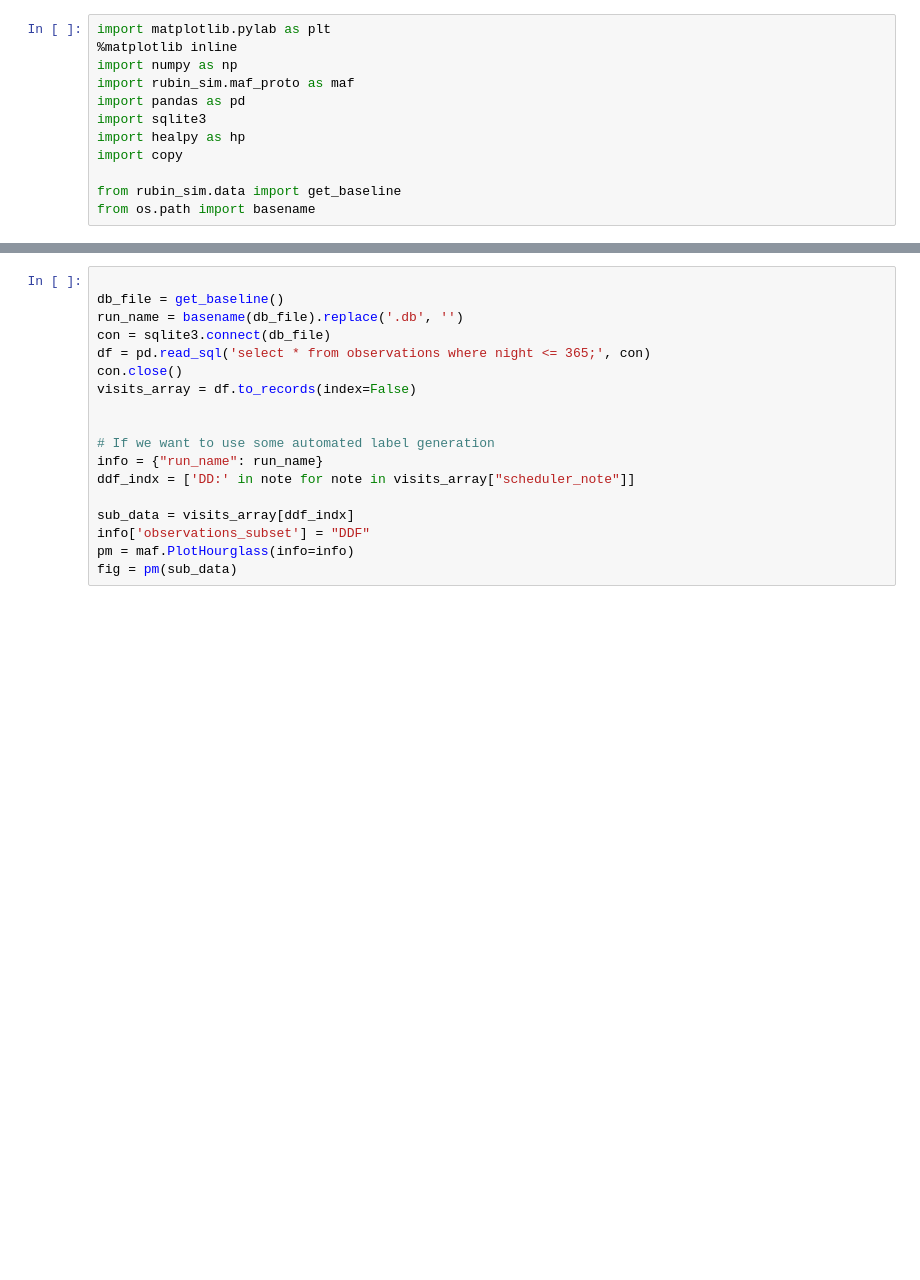
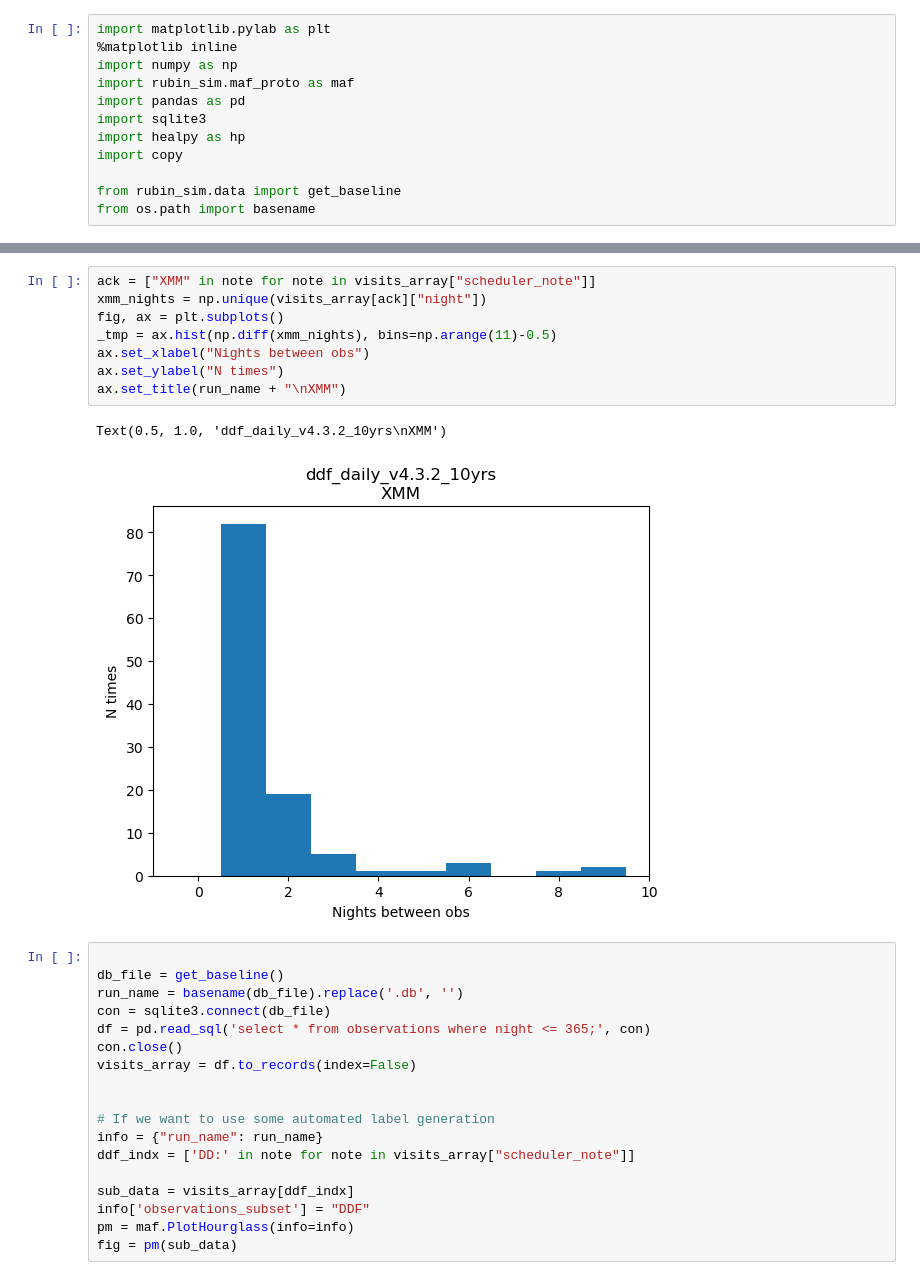
Before and after one commit to lsst-sims/sims_featureScheduler_runs4.3, a Jupyter notebook: ddf_daily/ddf_hourglass.ipynb, the cells around one changed output, grey strips where cells are left out. Cells and saved outputs as stored; diff of their text form; blank space fills up the shorter version.

```diff
--- a/ddf_daily/ddf_hourglass.ipynb
+++ b/ddf_daily/ddf_hourglass.ipynb
@@ -34,3 +32,14 @@ f
+# %%
+ack = ["XMM" in note for note in visits_array["scheduler_note"]]
+xmm_nights = np.unique(visits_array[ack]["night"])
+fig, ax = plt.subplots()
+_tmp = ax.hist(np.diff(xmm_nights), bins=np.arange(11)-0.5)
+ax.set_xlabel("Nights between obs")
+ax.set_ylabel("N times")
+ax.set_title(run_name + "\nXMM")
+# %% [output]
+Text(0.5, 1.0, 'ddf_daily_v4.3.2_10yrs\nXMM')
+[figure, added]
 # %%
 
 db_file = get_baseline()
```
Also changed, not shown: parts of 2 cells of this notebook.
